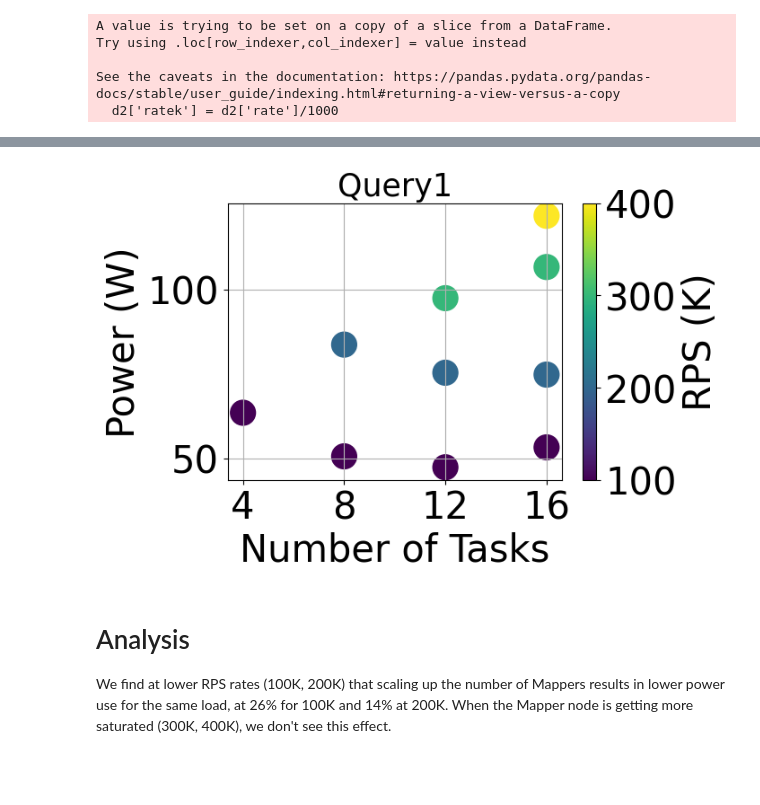
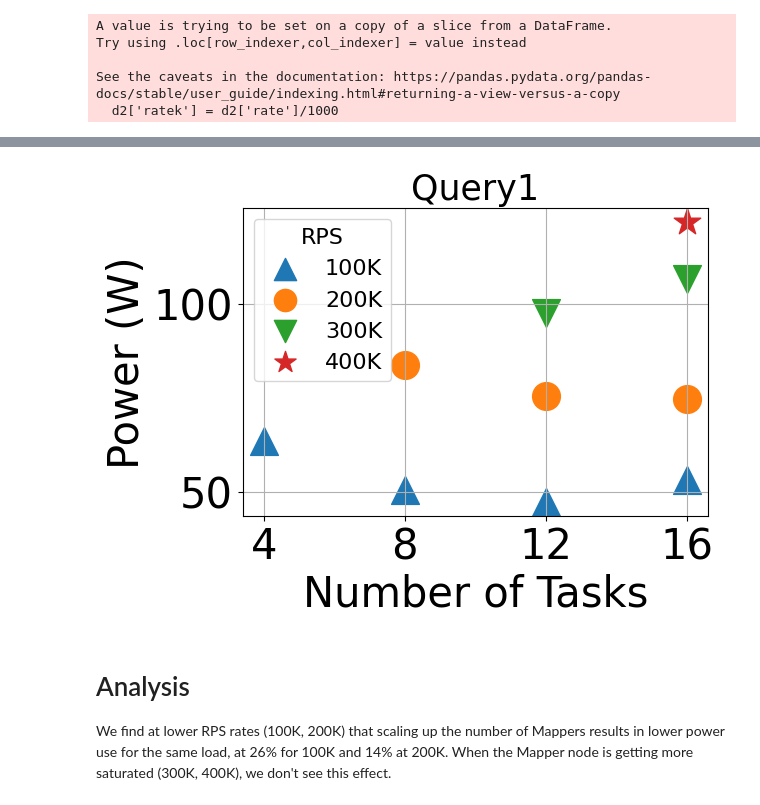
Before and after one commit to EEStrmCmptng/dataset, a Jupyter notebook: micro/query1/different_mappers_experiment/graph.ipynb, the cells around one changed output, grey strips where cells are left out. Saved outputs shown, nothing was run; the diff lists cells and outputs as text; code cells hidden in the pictures; blank space fills up the shorter version.

```diff
--- a/micro/query1/different_mappers_experiment/graph.ipynb
+++ b/micro/query1/different_mappers_experiment/graph.ipynb
@@ -13,5 +13,14 @@ Try using .loc[row_indexer,col_indexer] = value instead
 See the caveats in the documentation: https://pandas.pydata.org/pandas-docs/stable/user_guide/indexing.html#returning-a-view-versus-a-copy
   d2['ratek'] = d2['rate']/1000
 # %%
-print(d2.columns)
+print(d2['ratek'].unique().tolist())
+#d3 = d2[d2.ratek==100.0]
+#print(d3)
+
+scatterm = {
+    100.0: '^',
+    200.0: 'o',
+    300.0: 'v',
+    400.0: '*'
+}
 # %% [output]
@@ -35,20 +28,26 @@ Index(['Unnamed: 0', 'sleepdisable', 'i', 'itr', 'dvfs', 'rate', 'policy',
 # %%
 plt.rcParams['figure.figsize'] = 6,4
 plt.rc('axes', labelsize=30)    # fontsize of the x and y labels
 plt.rc('xtick', labelsize=30)    # fontsize of the tick labels
 plt.rc('ytick', labelsize=30)    # fontsize of the tick labels
-plt.scatter(d2['nmappers'], d2['pkg_watts_avg'], c=d2['ratek'], cmap='viridis', s=400)
-plt.colorbar(label='RPS (K)')
+
+for rk in d2['ratek'].unique().tolist():
+    d3 = d2[d2.ratek==rk]
+    plt.scatter(d3['nmappers'], d3['pkg_watts_avg'], s=400, marker=scatterm[rk], label=f"{int(rk)}K")
+#plt.scatter(d2['nmappers'], d2['pkg_watts_avg'], c=d2['ratek'], cmap='viridis', s=400)
+
+#plt.colorbar(label='RPS (K)')
 plt.xticks(d2.nmappers.unique())
 plt.xlabel('Number of Tasks')
 plt.ylabel('Power (W)')
 plt.title('Query1', size=25)
+plt.legend(markerscale=0.8, fontsize=16, title="RPS", title_fontsize=16)
 #plt.ylim(bottom=0)
 #plt.xlim(left=0)
 plt.grid()
 plt.savefig("query1diffmappers.pdf", bbox_inches='tight')
 # %% [output]
-[figure, old version]
+[figure, new version]
 # %% [markdown]
 # Analysis
 
```
Also changed, not shown: parts of 1 cell of this notebook, 4 other files.
